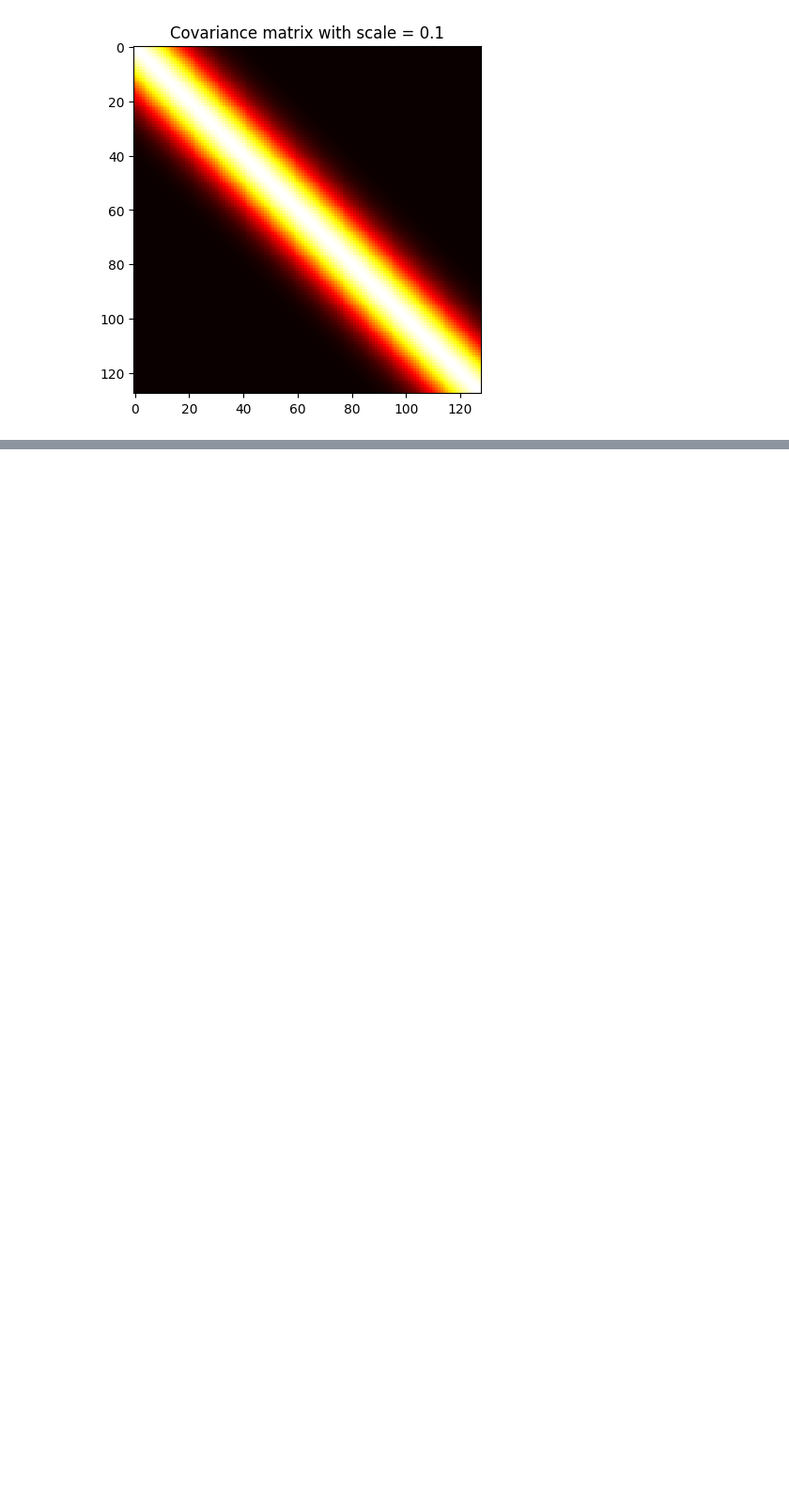
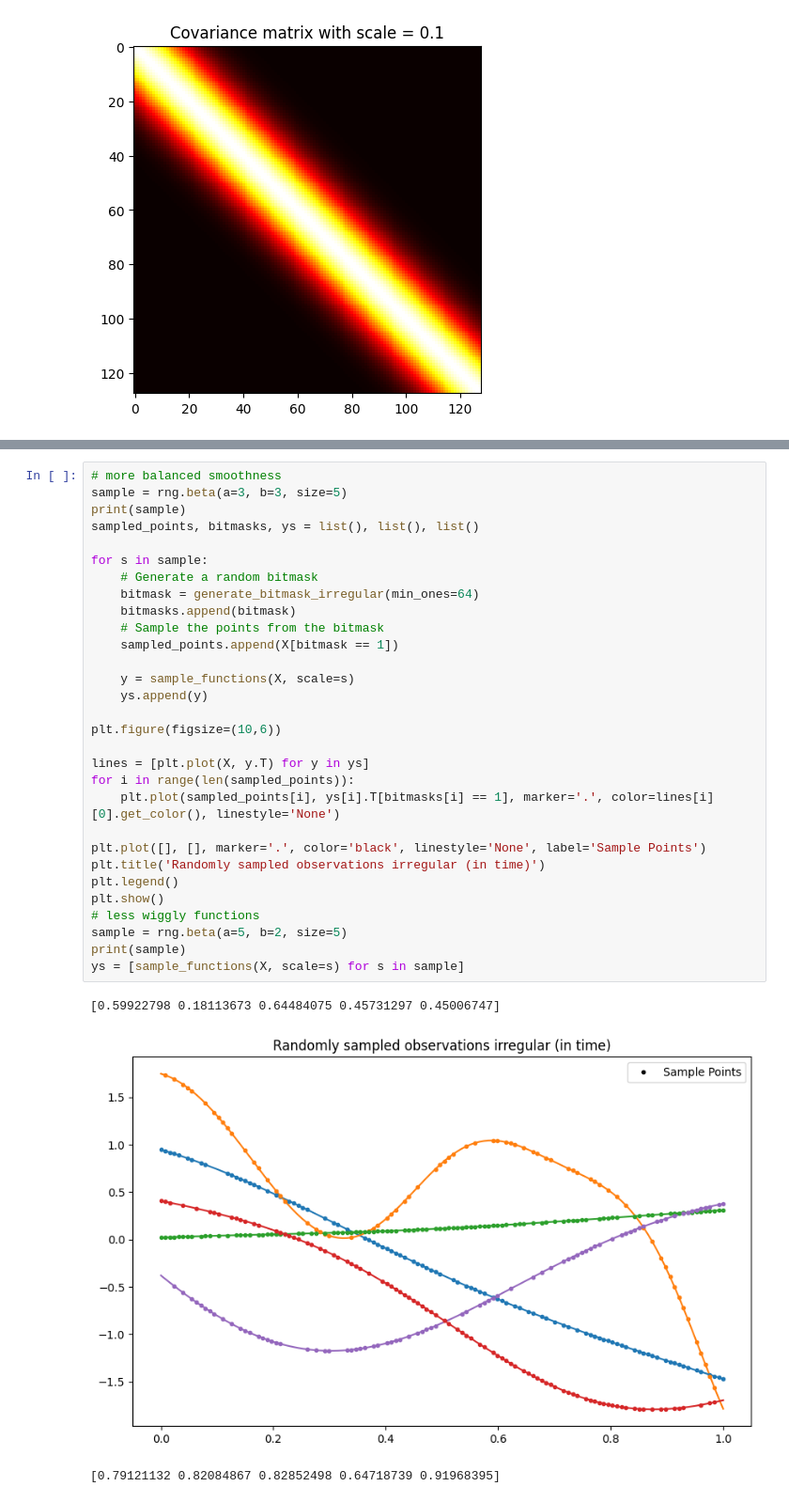
Before and after one commit to Arwin1906/Lab_-Zero_Shot, a Jupyter notebook: Arwin/synthetic_data.ipynb, the cells around one changed output, grey strips where cells are left out. Shown at 94% size. Cells and saved outputs as stored; diff of their text form; blank space fills up the shorter version.

```diff
--- a/Arwin/synthetic_data.ipynb
+++ b/Arwin/synthetic_data.ipynb
@@ -102,0 +139,34 @@ plt.show()
+# %%
+# more balanced smoothness
+sample = rng.beta(a=3, b=3, size=5)
+print(sample)
+sampled_points, bitmasks, ys = list(), list(), list()
+
+for s in sample:
+    # Generate a random bitmask
+    bitmask = generate_bitmask_irregular(min_ones=64)
+    bitmasks.append(bitmask)
+    # Sample the points from the bitmask
+    sampled_points.append(X[bitmask == 1])
+
+    y = sample_functions(X, scale=s)
+    ys.append(y)
+
+plt.figure(figsize=(10,6))
+
+lines = [plt.plot(X, y.T) for y in ys]
+for i in range(len(sampled_points)):
+    plt.plot(sampled_points[i], ys[i].T[bitmasks[i] == 1], marker='.', color=lines[i][0].get_color(), linestyle='None')
+
+plt.plot([], [], marker='.', color='black', linestyle='None', label='Sample Points')
+plt.title('Randomly sampled observations irregular (in time)')
+plt.legend()
+plt.show()
+# less wiggly functions
+sample = rng.beta(a=5, b=2, size=5)
+print(sample)
+ys = [sample_functions(X, scale=s) for s in sample]
+# %% [output]
+[0.59922798 0.18113673 0.64484075 0.45731297 0.45006747]
+[figure, added]
+[0.79121132 0.82084867 0.82852498 0.64718739 0.91968395]
```
Also changed, not shown: parts of 7 cells of this notebook, 1 other file.
